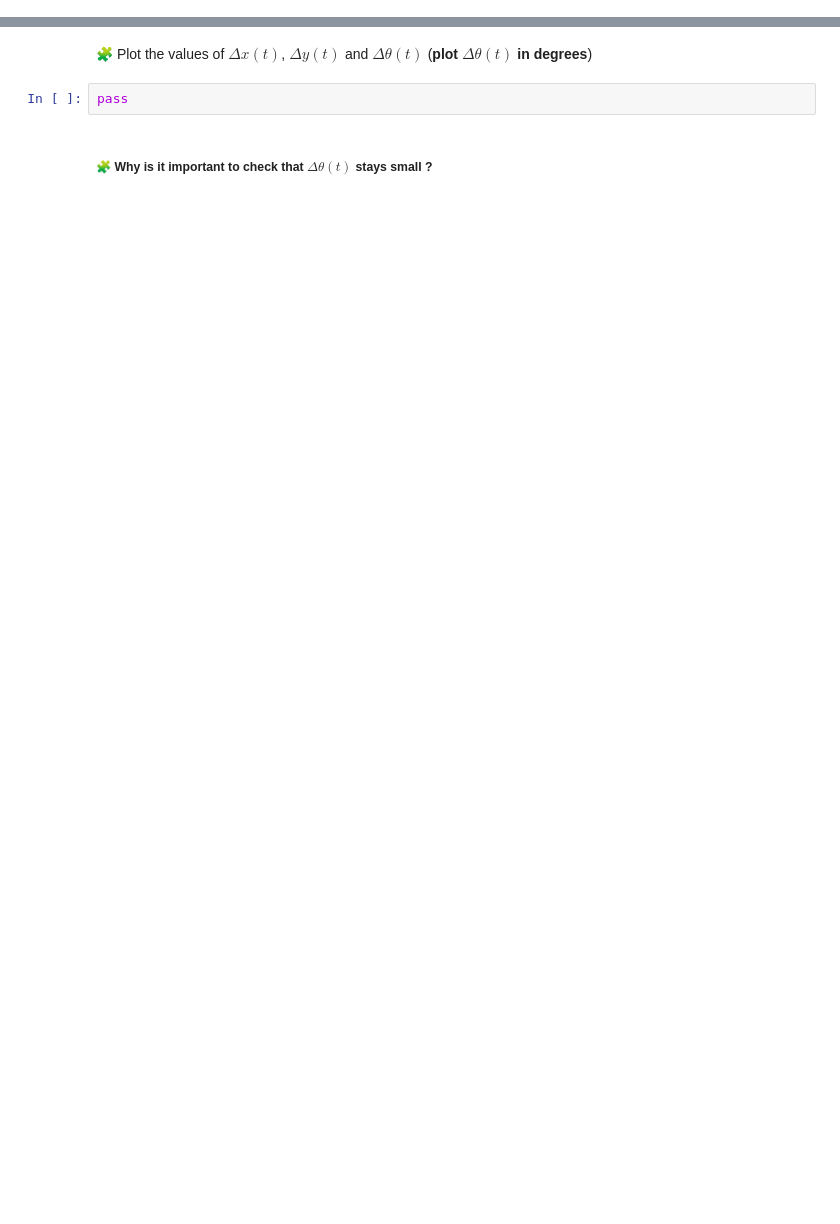
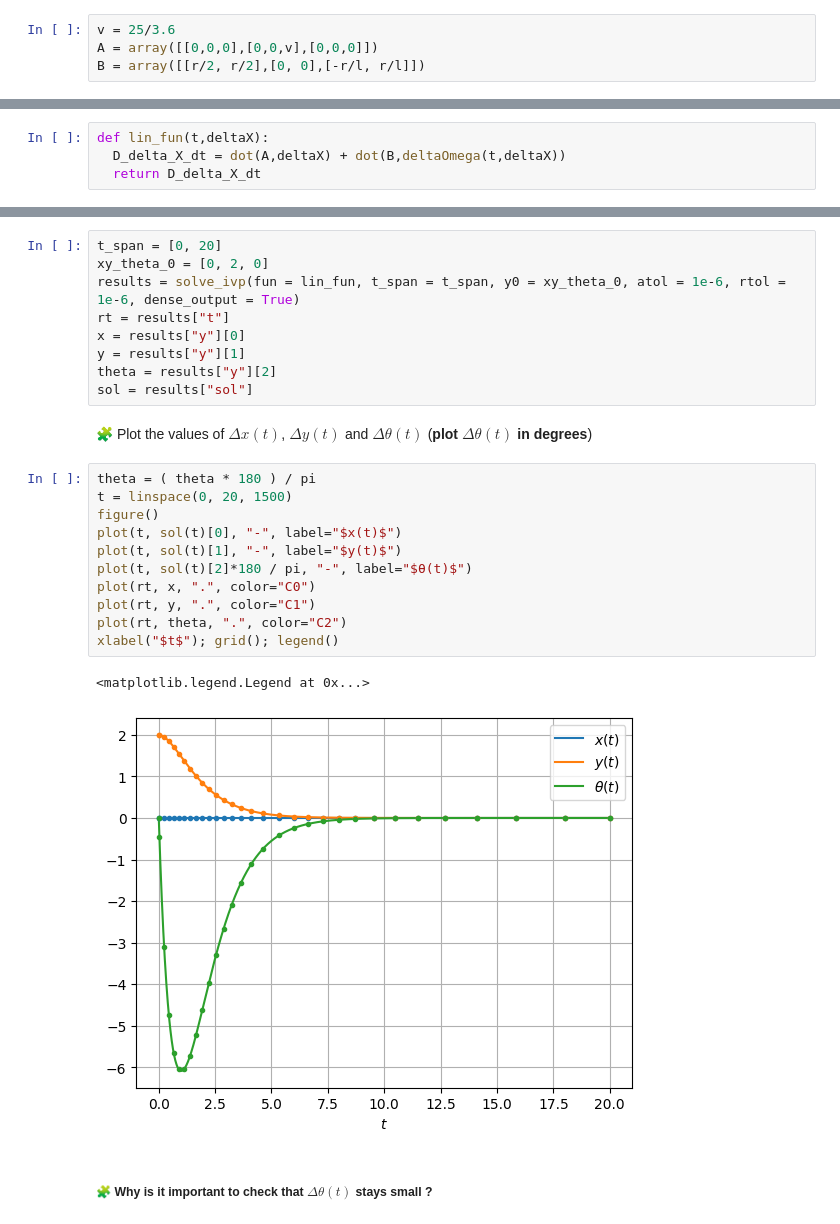
Before and after one commit to Nouamane77/control-engineering-with-python-project-2023-2024, a Jupyter notebook: Project-part-2.ipynb, the cells around one changed output, grey strips where cells are left out. Cells and saved outputs as stored; diff of their text form; blank space fills up the shorter version.

```diff
--- a/Project-part-2.ipynb
+++ b/Project-part-2.ipynb
@@ -583,3 +581,7 @@ pass
+# %%
+v = 25/3.6
+A = array([[0,0,0],[0,0,v],[0,0,0]])
+B = array([[r/2, r/2],[0, 0],[-r/l, r/l]])
 # %% [markdown]
 The linear model has to be fed with some $\Delta\omega$ input. Like for the nonlinear system, we define a function $\Delta\omega(t,\Delta_X)$ that computes the input of the linearized system. For example, if we do not want any correction to the reference input, we set:
 # %%
@@ -592,3 +592,7 @@ pass
+# %%
+def lin_fun(t,deltaX):
+  D_delta_X_dt = dot(A,deltaX) + dot(B,deltaOmega(t,deltaX))
+  return D_delta_X_dt
 # %% [markdown]
 ### Controller Design on the linearized system
 # %% [markdown]
@@ -614,6 +622,27 @@ pass
+# %%
+t_span = [0, 20]
+xy_theta_0 = [0, 2, 0]
+results = solve_ivp(fun = lin_fun, t_span = t_span, y0 = xy_theta_0, atol = 1e-6, rtol = 1e-6, dense_output = True)
+rt = results["t"]
+x = results["y"][0]
+y = results["y"][1]
+theta = results["y"][2]
+sol = results["sol"]
 # %% [markdown]
 🧩 Plot the values of $\Delta x(t)$, $\Delta y(t)$ and $\Delta\theta(t)$ (**plot $\Delta\theta(t)$ in degrees**)
-# %%
-pass
+# %%
+theta = ( theta * 180 ) / pi
+t = linspace(0, 20, 1500)
+figure()
+plot(t, sol(t)[0], "-", label="$x(t)$")
+plot(t, sol(t)[1], "-", label="$y(t)$")
+plot(t, sol(t)[2]*180 / pi, "-", label="$θ(t)$")
+plot(rt, x, ".", color="C0")
+plot(rt, y, ".", color="C1")
+plot(rt, theta, ".", color="C2")
+xlabel("$t$"); grid(); legend()
+# %% [output]
+<matplotlib.legend.Legend at 0x...>
+[figure, added]
 # %% [markdown]
 ##### 🧩 Why is it important to check that $\Delta\theta(t)$ stays small ?
```
Also changed, not shown: parts of 8 cells of this notebook.
